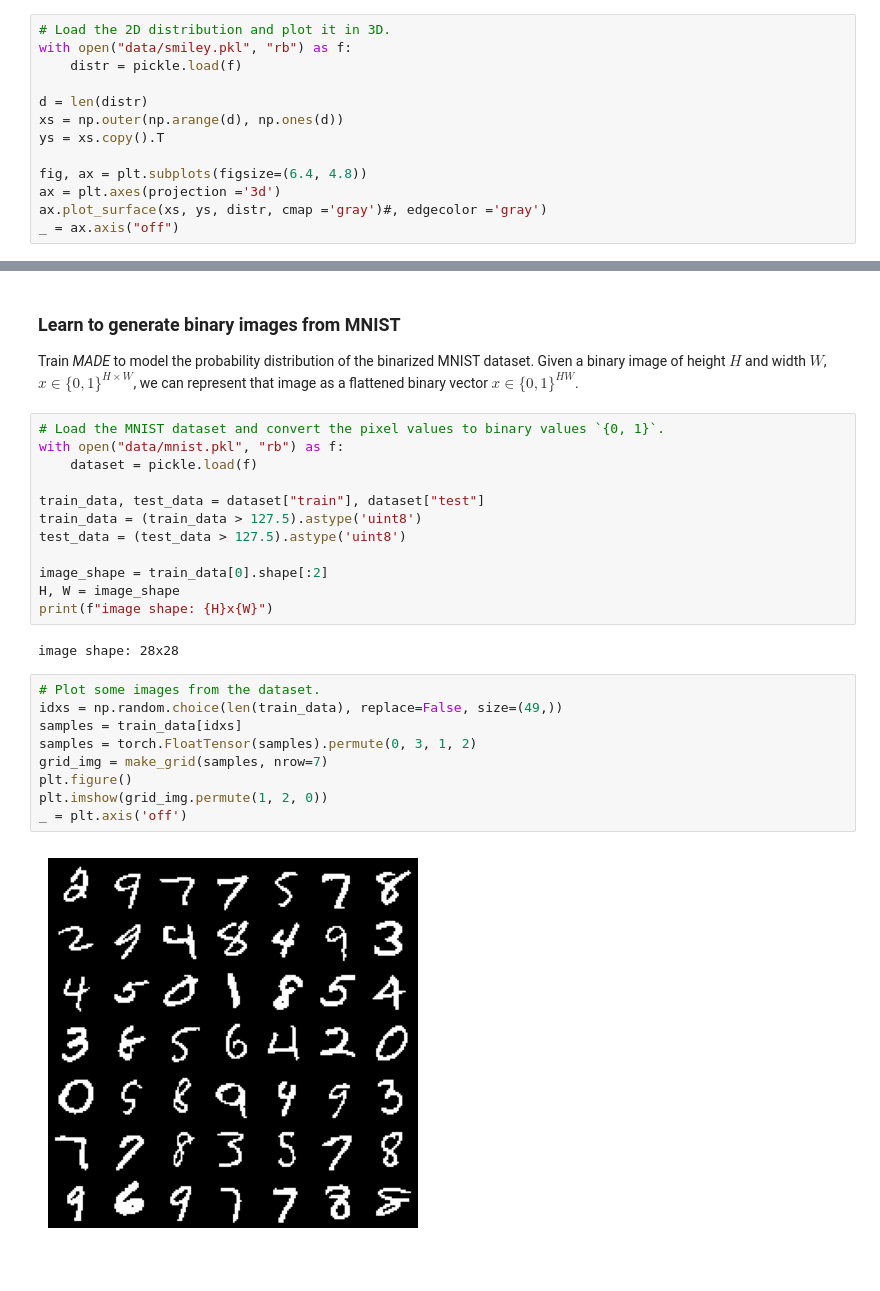
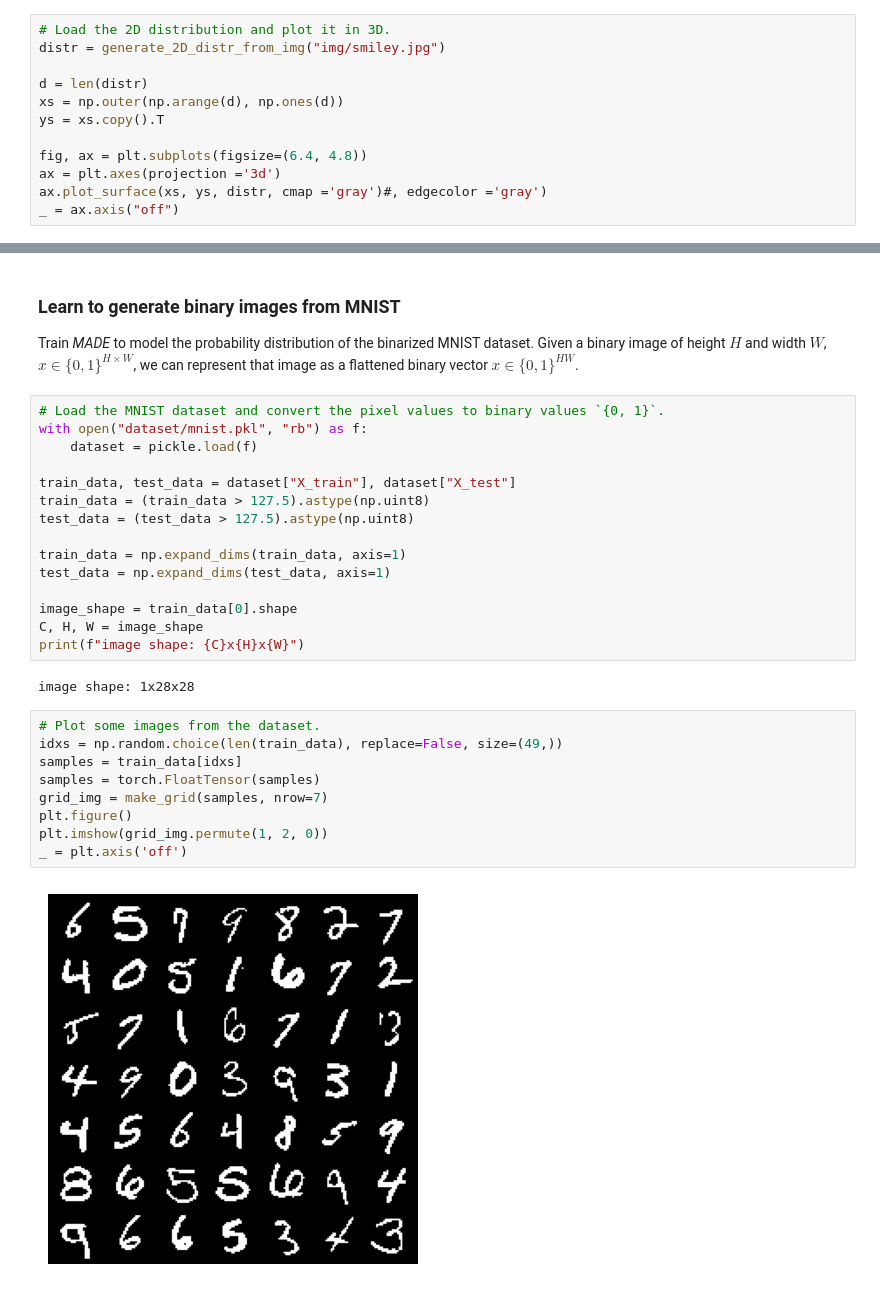
Before and after one commit to pi-tau/pixelcnn, a Jupyter notebook: made/example.ipynb, the cells around one changed output, grey strips where cells are left out. Cells and saved outputs as stored; diff of their text form.

Commit message:
Remove dataset from git repo
Remove the dataset for training from the git repository. Instead add a
script for downloading the dataset if needed.

```diff
--- a/made/example.ipynb
+++ b/made/example.ipynb
@@ -27,8 +31,7 @@ We will create a dataset of samples from the true distribution and we will train
 The 2D distribution for the running example will be created from image pixels.
 # %%
 # Load the 2D distribution and plot it in 3D.
-with open("data/smiley.pkl", "rb") as f:
-    distr = pickle.load(f)
+distr = generate_2D_distr_from_img("img/smiley.jpg")
 
 d = len(distr)
 xs = np.outer(np.arange(d), np.ones(d))
@@ -118,28 +122,31 @@ _ = ax2.axis("off")
 Train *MADE* to model the probability distribution of the binarized MNIST dataset. Given a binary image of height $H$ and width $W$, $x \in \{0, 1\}^{H \times W}$, we can represent that image as a flattened binary vector $x \in \{0, 1\}^{HW}$.
 # %%
 # Load the MNIST dataset and convert the pixel values to binary values `{0, 1}`.
-with open("data/mnist.pkl", "rb") as f:
+with open("dataset/mnist.pkl", "rb") as f:
     dataset = pickle.load(f)
 
-train_data, test_data = dataset["train"], dataset["test"]
-train_data = (train_data > 127.5).astype('uint8')
-test_data = (test_data > 127.5).astype('uint8')
+train_data, test_data = dataset["X_train"], dataset["X_test"]
+train_data = (train_data > 127.5).astype(np.uint8)
+test_data = (test_data > 127.5).astype(np.uint8)
 
-image_shape = train_data[0].shape[:2]
-H, W = image_shape
-print(f"image shape: {H}x{W}")
+train_data = np.expand_dims(train_data, axis=1)
+test_data = np.expand_dims(test_data, axis=1)
+
+image_shape = train_data[0].shape
+C, H, W = image_shape
+print(f"image shape: {C}x{H}x{W}")
 # %% [output]
-image shape: 28x28
+image shape: 1x28x28
 # %%
 # Plot some images from the dataset.
 idxs = np.random.choice(len(train_data), replace=False, size=(49,))
 samples = train_data[idxs]
-samples = torch.FloatTensor(samples).permute(0, 3, 1, 2)
+samples = torch.FloatTensor(samples)
 grid_img = make_grid(samples, nrow=7)
 plt.figure()
 plt.imshow(grid_img.permute(1, 2, 0))
 _ = plt.axis('off')
 # %% [output]
-[figure, old version]
+[figure, new version]
 # %%
 # Train the model.
```
Also changed, not shown: parts of 8 cells of this notebook, 13 other files.
